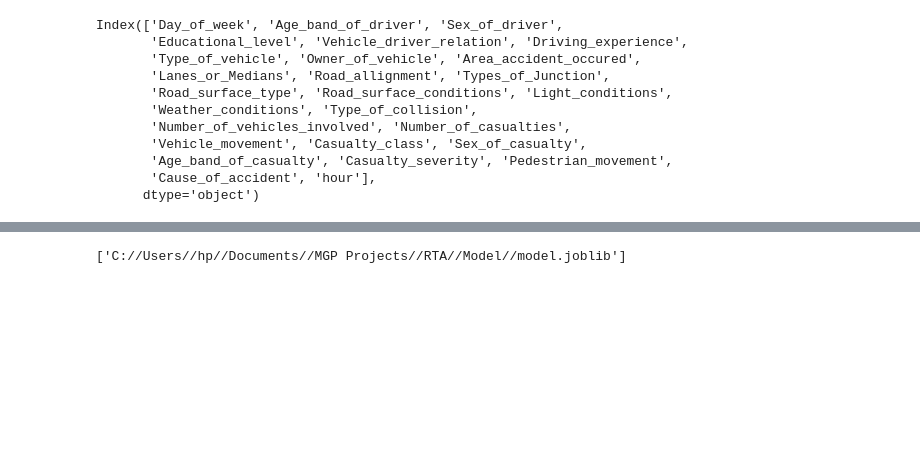
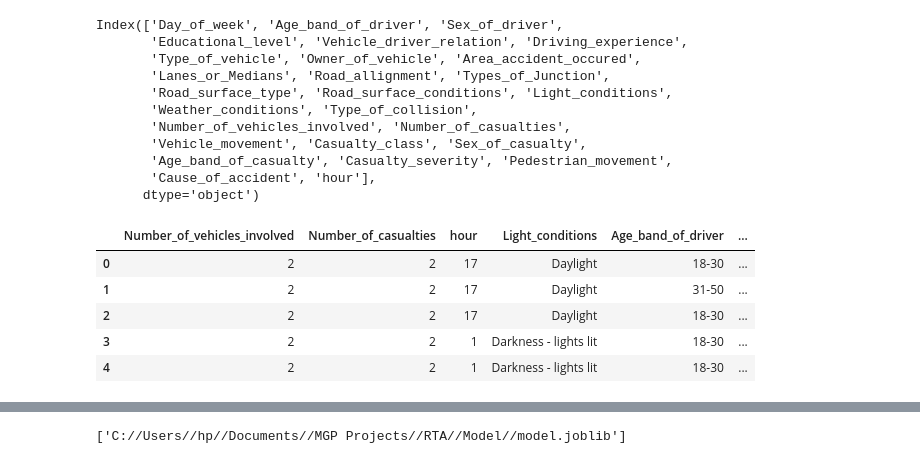
Before and after one commit to abdullahKalim/Road-Traffic-Accident-Severity-Prediction, a Jupyter notebook: Notebook/Road Accident Severity Prediction.ipynb, the cells around one changed output, grey strips where cells are left out. Cells and saved outputs as stored; diff of their text form; code cells hidden in the pictures; blank space fills up the shorter version.

```diff
--- a/Notebook/Road Accident Severity Prediction.ipynb
+++ b/Notebook/Road Accident Severity Prediction.ipynb
@@ -4,7 +4,7 @@ import pandas as pd
 import seaborn as sns
 import matplotlib.pyplot as plt
 # %%
-df=pd.read_csv("C://Users//hp//Documents//MGP Projects//RTA//Dataset//RTA Dataset.csv")
+df=pd.read_csv("C://Users//hp//Documents//MGP//RTA//Dataset//RTA Dataset.csv")
 df.head()
 # %% [output]
 |  | Time | Day_of_week | Age_band_of_driver | Sex_of_driver | Educational_level | Vehicle_driver_relation | ... |
@@ -390,5 +387,14 @@ Index(['Day_of_week', 'Age_band_of_driver', 'Sex_of_driver',
        'Cause_of_accident', 'hour'],
       dtype='object')
 # %%
-df_ten=X[top_ten]
+df_ten=pd.DataFrame(X[top_ten],columns=top_ten)
+# %%
+df_ten.head()
+# %% [output]
+|  | Number_of_vehicles_involved | Number_of_casualties | hour | Light_conditions | Age_band_of_driver | ... |
+| 0 | 2 | 2 | 17 | Daylight | 18-30 | ... |
+| 1 | 2 | 2 | 17 | Daylight | 31-50 | ... |
+| 2 | 2 | 2 | 17 | Daylight | 18-30 | ... |
+| 3 | 2 | 2 | 1 | Darkness - lights lit | 18-30 | ... |
+| 4 | 2 | 2 | 1 | Darkness - lights lit | 18-30 | ... |
 # %%
```
Also changed, not shown: parts of 19 cells of this notebook, 4 other files.
